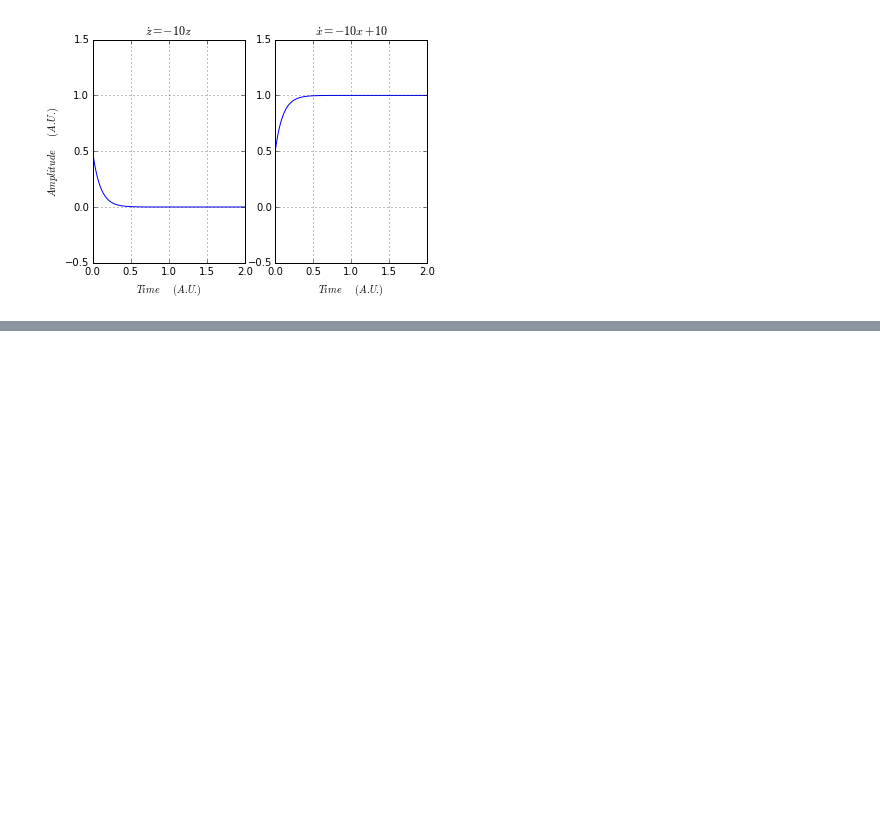
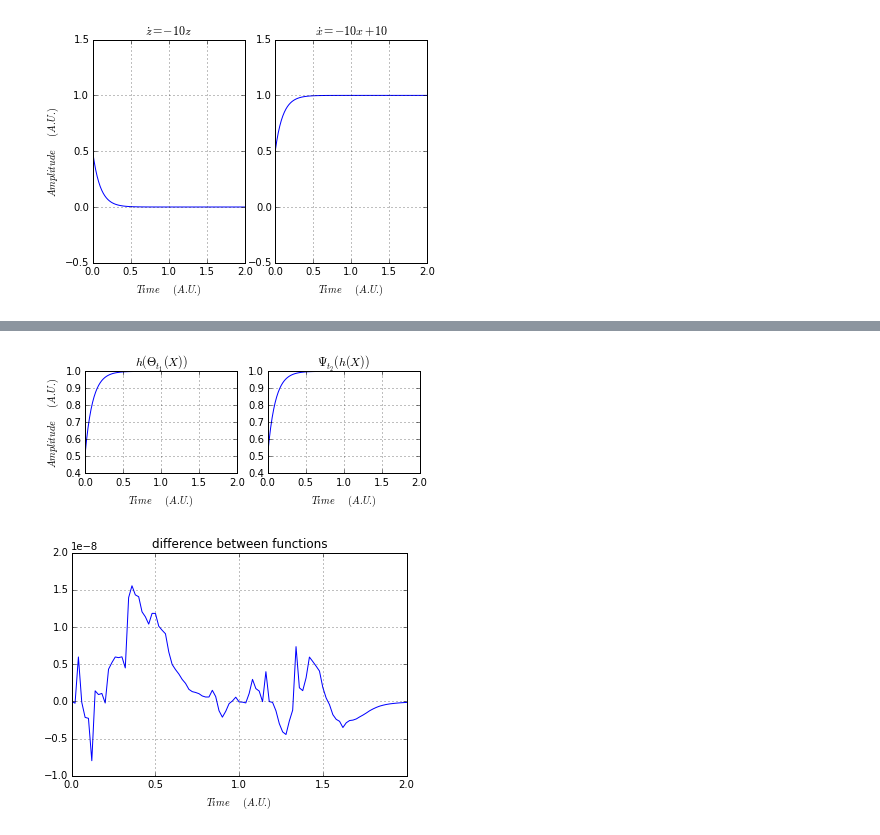
Before and after one commit to iranroman/WCNN_examples, a Jupyter notebook: ii_i_i_dyn_sys.ipynb, the cells around one changed output, grey strips where cells are left out. Saved outputs shown, nothing was run; the diff lists cells and outputs as text; code cells hidden in the pictures; blank space fills up the shorter version.

Commit message:
homeomorphisms example added

```diff
--- a/ii_i_i_dyn_sys.ipynb
+++ b/ii_i_i_dyn_sys.ipynb
@@ -132,0 +137,52 @@ plt.show()
+# %%
+# define the homeomorphism
+def h_hom(theta):
+    out = -theta + 1
+    return out
+
+# hopf ODE
+def zdot(z, t, lda, b):
+    dzdt = z*(lda + b*abs(z)**2)
+    return dzdt
+# with initial conditions:
+l = -10
+b = 0
+
+# x_dot ODE
+def xdot(x, t):
+    dxdt = -10*x + 10 # condition for homeomorphism added
+    return dxdt
+
+# innitial conditions and time vector
+z0 = 0.5
+x0 = 0.5
+t = np.linspace(0,2,101)
+
+# solve fulfilling the left side of the equation
+z = h_hom(odeint(zdot, z0, t, args=(l, b)))
+# solve fulfilling the right side of the equation
+x = odeint(xdot, h_hom(x0), t)
+
+plt.subplot(2,2,1)
+plt.plot(t,z)
+plt.title("$h(\Theta_{t_1}(X))$")
+plt.grid()
+plt.xlabel("$Time \quad (A.U.)$")
+plt.ylabel("$Amplitude \quad (A.U.)$")
+
+plt.subplot(2,2,2)
+plt.plot(t,x)
+plt.title("$\Psi_{t_2}(h(X))$")
+plt.grid()
+plt.xlabel("$Time \quad (A.U.)$")
+plt.show()
+
+plt.plot(t,x - z)
+plt.title("difference between functions")
+plt.xlabel("$Time \quad (A.U.)$")
+plt.ylabel("$Amplitude \quad (A.U.)$")
+plt.grid()
+plt.show()
+# %% [output]
+[figure, added]
+[figure, added]
```
Also changed, not shown: parts of 2 cells of this notebook.
